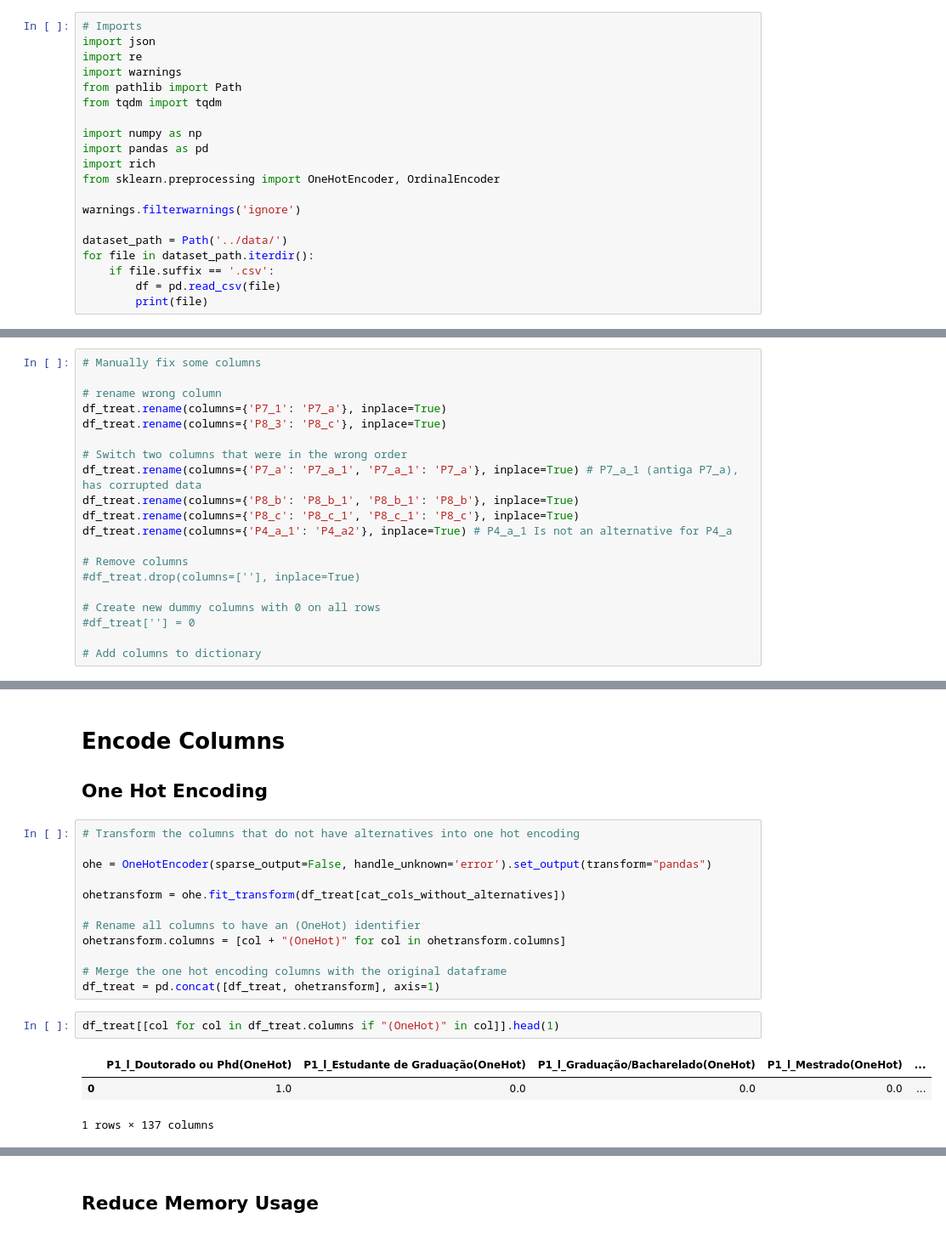
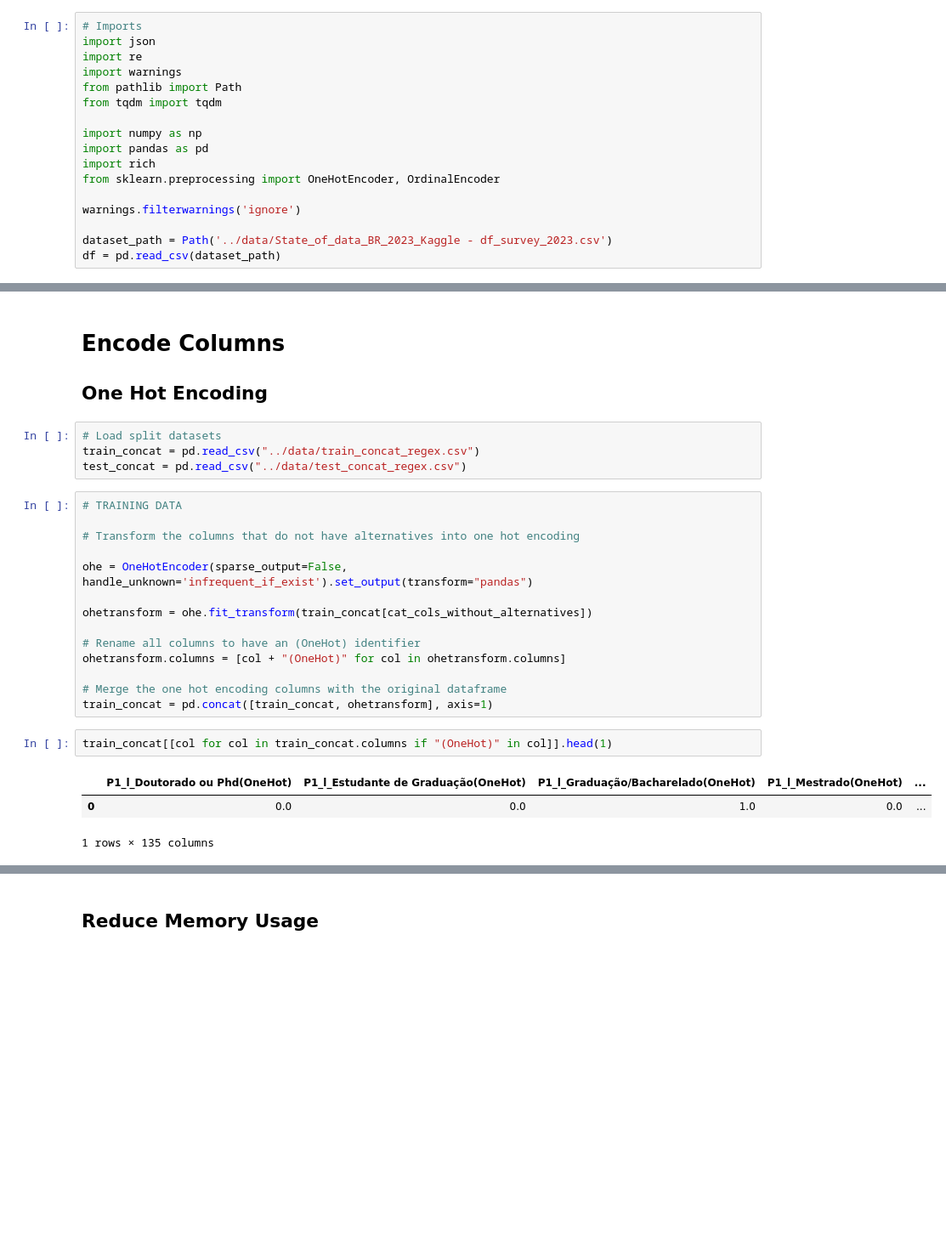
Before and after one commit to VitoriaMathias/mo436_state_of_data, a Jupyter notebook: notebooks/adriel_dataprep.ipynb, the cells around one changed output, grey strips where cells are left out. Shown at 85% size. Cells and saved outputs as stored; diff of their text form; blank space fills up the shorter version.

```diff
--- a/notebooks/adriel_dataprep.ipynb
+++ b/notebooks/adriel_dataprep.ipynb
@@ -13,8 +13,5 @@ from sklearn.preprocessing import OneHotEncoder, OrdinalEncoder
 
 warnings.filterwarnings('ignore')
 
-dataset_path = Path('../data/')
-for file in dataset_path.iterdir():
-    if file.suffix == '.csv':
-        df = pd.read_csv(file)
-        print(file)
+dataset_path = Path('../data/State_of_data_BR_2023_Kaggle - df_survey_2023.csv')
+df = pd.read_csv(dataset_path)
@@ -53,26 +48,6 @@ df_treat = df.copy()
 df_treat.columns = list(column_dict.keys())
 # %% [markdown]
 # Manual Inspection
-# %%
-# Manually fix some columns
-
-# rename wrong column
-df_treat.rename(columns={'P7_1': 'P7_a'}, inplace=True)
-df_treat.rename(columns={'P8_3': 'P8_c'}, inplace=True)
-
-# Switch two columns that were in the wrong order
-df_treat.rename(columns={'P7_a': 'P7_a_1', 'P7_a_1': 'P7_a'}, inplace=True) # P7_a_1 (antiga P7_a), has corrupted data
-df_treat.rename(columns={'P8_b': 'P8_b_1', 'P8_b_1': 'P8_b'}, inplace=True)
-df_treat.rename(columns={'P8_c': 'P8_c_1', 'P8_c_1': 'P8_c'}, inplace=True)
-df_treat.rename(columns={'P4_a_1': 'P4_a2'}, inplace=True) # P4_a_1 Is not an alternative for P4_a
-
-# Remove columns
-#df_treat.drop(columns=[''], inplace=True)
-
-# Create new dummy columns with 0 on all rows
-#df_treat[''] = 0
-
-# Add columns to dictionary
 # %%
 column = "P4_a"
 df_treat_not_null = df_treat[df_treat[column].notnull()]
@@ -271,21 +250,27 @@ df_treat[[col for col in df_treat.columns if "(List)" in col or "(FromList)" in
 # Encode Columns
 
 ## One Hot Encoding
+# %%
+# Load split datasets
+train_concat = pd.read_csv("../data/train_concat_regex.csv")
+test_concat = pd.read_csv("../data/test_concat_regex.csv")
 # %%
+# TRAINING DATA
+
 # Transform the columns that do not have alternatives into one hot encoding
 
-ohe = OneHotEncoder(sparse_output=False, handle_unknown='error').set_output(transform="pandas")
+ohe = OneHotEncoder(sparse_output=False, handle_unknown='infrequent_if_exist').set_output(transform="pandas")
 
-ohetransform = ohe.fit_transform(df_treat[cat_cols_without_alternatives])
+ohetransform = ohe.fit_transform(train_concat[cat_cols_without_alternatives])
 
 # Rename all columns to have an (OneHot) identifier
 ohetransform.columns = [col + "(OneHot)" for col in ohetransform.columns]
 
 # Merge the one hot encoding columns with the original dataframe
-df_treat = pd.concat([df_treat, ohetransform], axis=1)
+train_concat = pd.concat([train_concat, ohetransform], axis=1)
 # %%
-df_treat[[col for col in df_treat.columns if "(OneHot)" in col]].head(1)
+train_concat[[col for col in train_concat.columns if "(OneHot)" in col]].head(1)
 # %% [output]
 |  | P1_l_Doutorado ou Phd(OneHot) | P1_l_Estudante de Graduação(OneHot) | P1_l_Graduação/Bacharelado(OneHot) | P1_l_Mestrado(OneHot) | ... |
-| 0 | 1.0 | 0.0 | 0.0 | 0.0 | ... |
+| 0 | 0.0 | 0.0 | 1.0 | 0.0 | ... |
-1 rows × 137 columns
+1 rows × 135 columns
```
Also changed, not shown: parts of 19 cells of this notebook, 5 other files.
